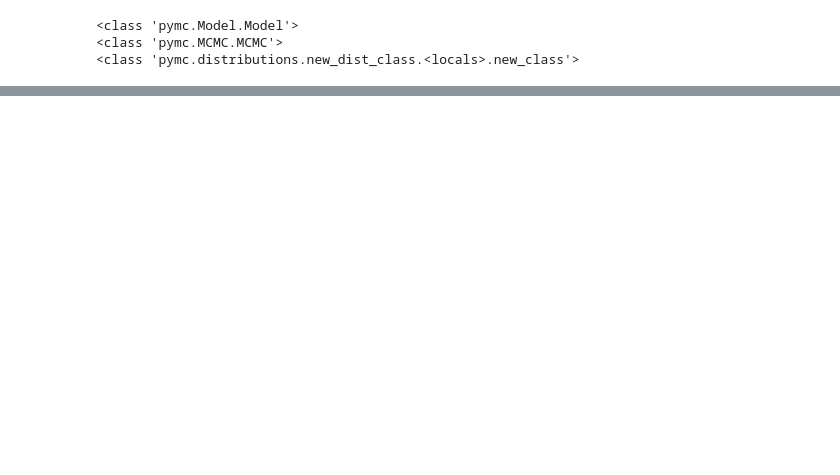
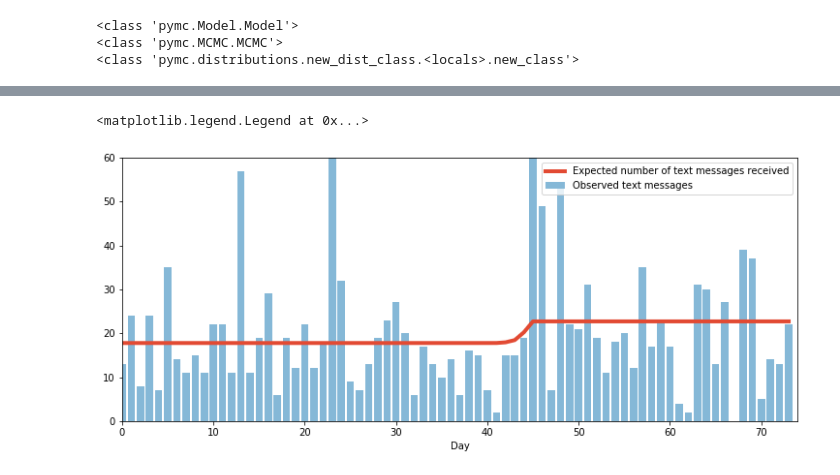
Before and after one commit to kano00/BayesianMethodForHackers, a Jupyter notebook: Chapter1.ipynb, the cells around one changed output, grey strips where cells are left out. Saved outputs shown, nothing was run; the diff lists cells and outputs as text; code cells hidden in the pictures; blank space fills up the shorter version.

```diff
--- a/Chapter1.ipynb
+++ b/Chapter1.ipynb
@@ -144,0 +155,29 @@ plt.legend()
+# %%
+figsize(12.5, 5)
+
+N = tau_sample.shape[0] # tauじゃなくても良くて、サンプルの数, MCMCの入力パラメータ
+expected_texts_per_day = np.zeros(n_count_data)
+
+for day in range(0, n_count_data):
+    # 変化点の前後でパラメータ（ポアソン分布のパラメータlambda）が変化するので、
+    # dayがtauのサンプルに対して、変化点の前か後かを示すbool値
+    ix = day < tau_sample
+
+    # 変化点の前ならlambda_1からのサンプル, 変化点の後ならlambda_2からのサンプル
+    # ポアソン分布のパラメータlambdaは発生数の期待値なので、
+    # lambda_1_sampleなどから直接サンプルしてきて、平均すれば良い
+    expected_texts_per_day[day] = (lambda_1_sample[ix].sum()
+                                  + lambda_2_sample[~ix].sum()) / N
+
+plt.plot(range(n_count_data), expected_texts_per_day, lw=4, color='#e24a33',
+        label = 'Expected number of text messages received')
+plt.xlim(0, n_count_data)
+plt.ylim(0, 60)
+plt.xlabel('Day')
+
+plt.bar(np.arange(len(count_data)), count_data, color='#348abd', alpha=0.6,
+       label = 'Observed text messages')
+plt.legend()
+# %% [output]
+<matplotlib.legend.Legend at 0x...>
+[figure, added]
```
Also changed, not shown: parts of 10 cells of this notebook, 2 other files.
